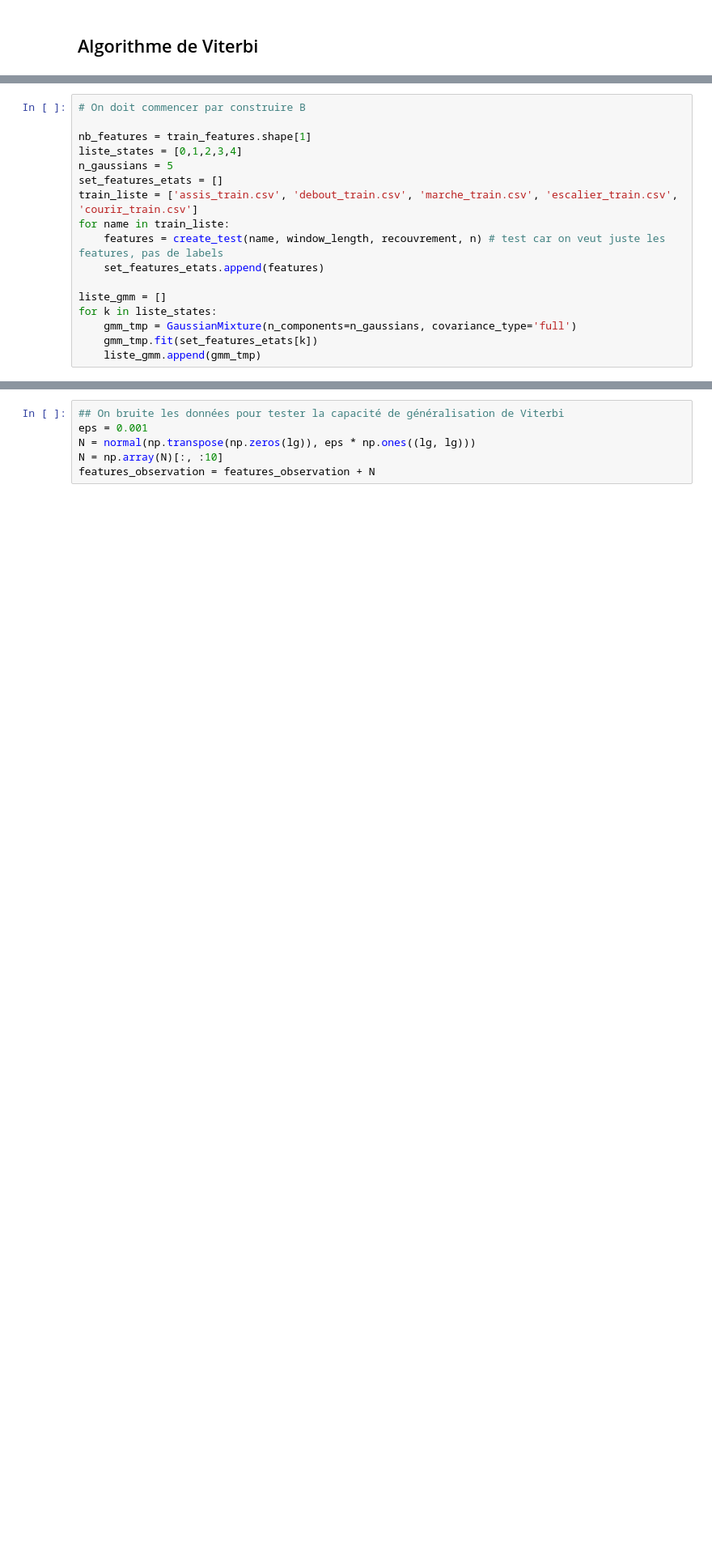
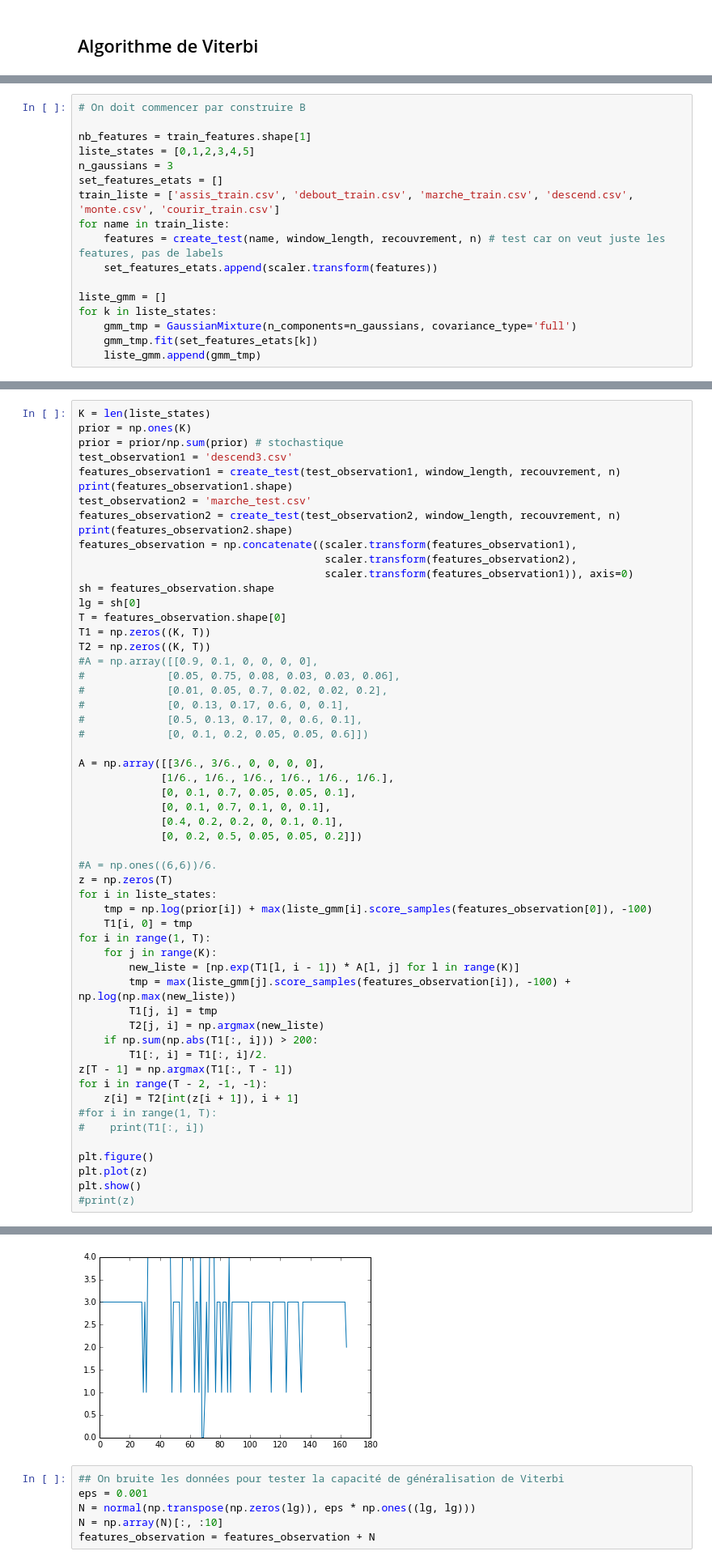
Before and after one commit to Vincent-Robert/Projet-SIGMA, a Jupyter notebook: Script court.ipynb, the cells around one changed output, grey strips where cells are left out. Shown: that part at 81% size. Cells and saved outputs as stored; diff of their text form; blank space fills up the shorter version.

```diff
--- a/Script court.ipynb
+++ b/Script court.ipynb
@@ -334,13 +333,13 @@ Quand on a une nouvelle observation on trouve la probabilité d'avoir telle obse
 # On doit commencer par construire B
 
 nb_features = train_features.shape[1]
-liste_states = [0,1,2,3,4]
-n_gaussians = 5
+liste_states = [0,1,2,3,4,5]
+n_gaussians = 3
 set_features_etats = []
-train_liste = ['assis_train.csv', 'debout_train.csv', 'marche_train.csv', 'escalier_train.csv', 'courir_train.csv']
+train_liste = ['assis_train.csv', 'debout_train.csv', 'marche_train.csv', 'descend.csv', 'monte.csv', 'courir_train.csv']
 for name in train_liste:
     features = create_test(name, window_length, recouvrement, n) # test car on veut juste les features, pas de labels
-    set_features_etats.append(features)
+    set_features_etats.append(scaler.transform(features))
 
 liste_gmm = []
 for k in liste_states:
@@ -400,0 +349,56 @@ plt.show()
+# %%
+K = len(liste_states)
+prior = np.ones(K)
+prior = prior/np.sum(prior) # stochastique
+test_observation1 = 'descend3.csv'
+features_observation1 = create_test(test_observation1, window_length, recouvrement, n)
+print(features_observation1.shape)
+test_observation2 = 'marche_test.csv'
+features_observation2 = create_test(test_observation2, window_length, recouvrement, n)
+print(features_observation2.shape)
+features_observation = np.concatenate((scaler.transform(features_observation1),
+                                       scaler.transform(features_observation2),
+                                       scaler.transform(features_observation1)), axis=0)
+sh = features_observation.shape
+lg = sh[0]
+T = features_observation.shape[0]
+T1 = np.zeros((K, T))
+T2 = np.zeros((K, T))
+#A = np.array([[0.9, 0.1, 0, 0, 0, 0],
+#             [0.05, 0.75, 0.08, 0.03, 0.03, 0.06],
+#             [0.01, 0.05, 0.7, 0.02, 0.02, 0.2],
+#             [0, 0.13, 0.17, 0.6, 0, 0.1],
+#             [0.5, 0.13, 0.17, 0, 0.6, 0.1],
+#             [0, 0.1, 0.2, 0.05, 0.05, 0.6]])
+
+A = np.array([[3/6., 3/6., 0, 0, 0, 0],
+             [1/6., 1/6., 1/6., 1/6., 1/6., 1/6.],
+             [0, 0.1, 0.7, 0.05, 0.05, 0.1],
+             [0, 0.1, 0.7, 0.1, 0, 0.1],
+             [0.4, 0.2, 0.2, 0, 0.1, 0.1],
+             [0, 0.2, 0.5, 0.05, 0.05, 0.2]])
+
+#A = np.ones((6,6))/6.
+z = np.zeros(T)
+for i in liste_states:
+    tmp = np.log(prior[i]) + max(liste_gmm[i].score_samples(features_observation[0]), -100)
+    T1[i, 0] = tmp
+for i in range(1, T):
+    for j in range(K):
+        new_liste = [np.exp(T1[l, i - 1]) * A[l, j] for l in range(K)]
+        tmp = max(liste_gmm[j].score_samples(features_observation[i]), -100) + np.log(np.max(new_liste))
+        T1[j, i] = tmp
+        T2[j, i] = np.argmax(new_liste)
+    if np.sum(np.abs(T1[:, i])) > 200:
+        T1[:, i] = T1[:, i]/2.
+z[T - 1] = np.argmax(T1[:, T - 1])
+for i in range(T - 2, -1, -1):
+    z[i] = T2[int(z[i + 1]), i + 1]
+#for i in range(1, T):
+#    print(T1[:, i])
+
+plt.figure()
+plt.plot(z)
+plt.show()
+#print(z)
+# %% [output]
@@ -401,3 +407,4 @@ plt.show()
+[figure, added]
 # %%
 ## On bruite les données pour tester la capacité de généralisation de Viterbi
 eps = 0.001
```
Also changed, not shown: parts of 8 cells of this notebook.
